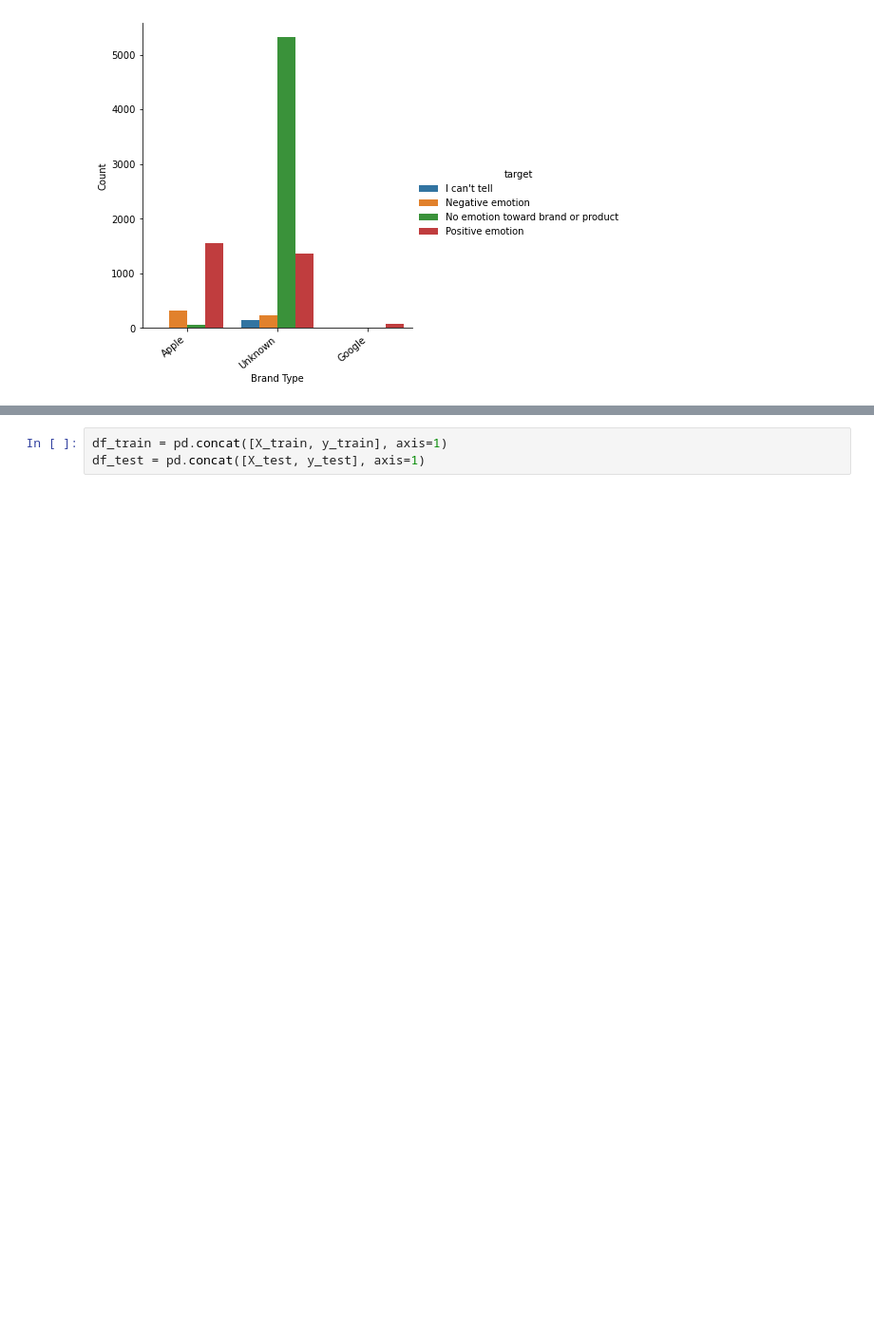
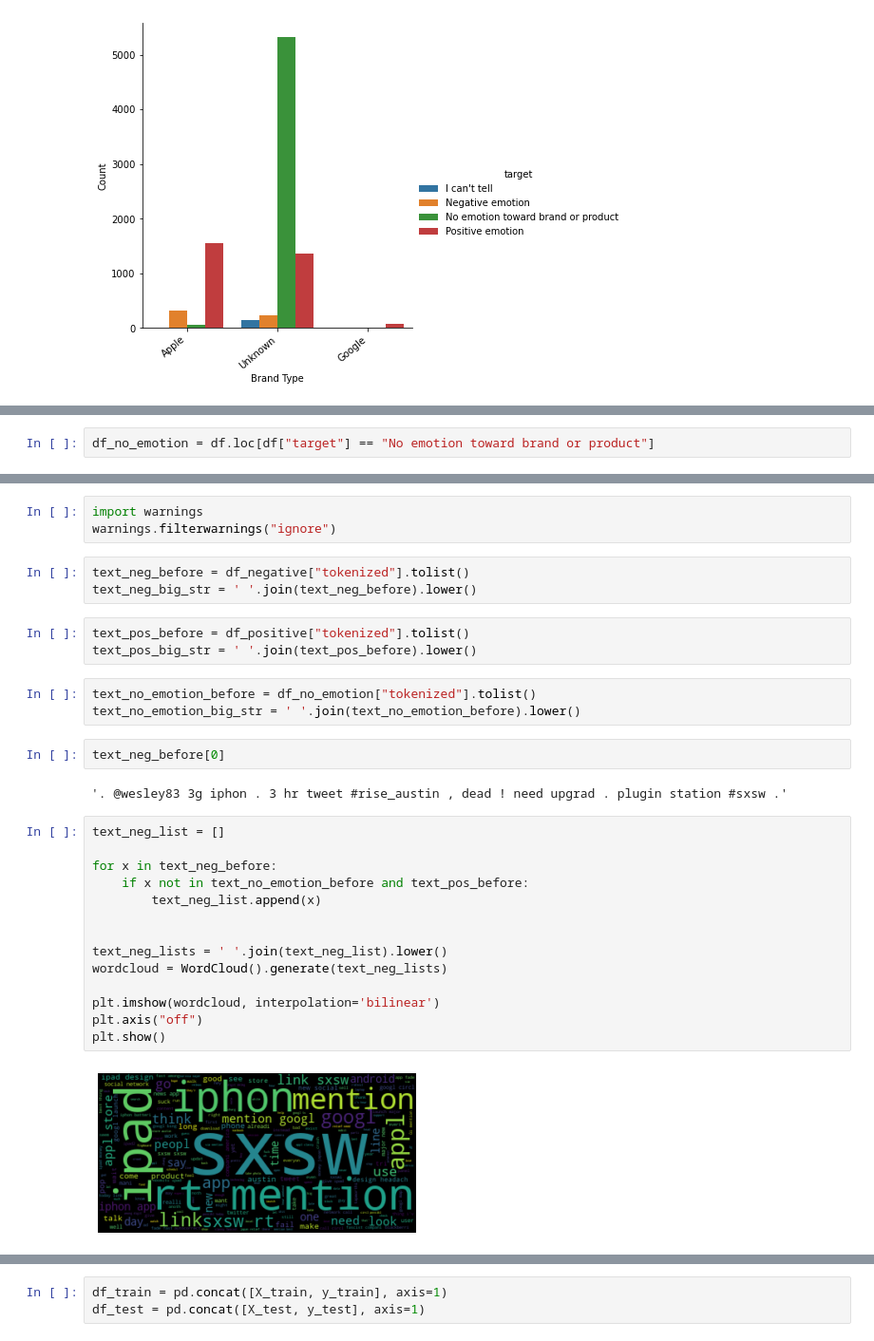
Before and after one commit to raylinsoriano/NLP_project, a Jupyter notebook: Individual Notebooks/Allison's Notebook.ipynb, the cells around one changed output, grey strips where cells are left out. Shown at 95% size. Drawn from its saved outputs; the diff is of its cells as text; blank space fills up the shorter version.

```diff
--- a/Individual Notebooks/Allison's Notebook.ipynb
+++ b/Individual Notebooks/Allison's Notebook.ipynb
@@ -182,0 +413,2 @@ sns.countplot(x="target", palette="ch:.25", data=df)
+# %%
+df_no_emotion = df.loc[df["target"] == "No emotion toward brand or product"]
@@ -182,0 +424,32 @@ sns.countplot(x="target", palette="ch:.25", data=df)
+# %%
+import warnings
+warnings.filterwarnings("ignore")
+# %%
+text_neg_before = df_negative["tokenized"].tolist()
+text_neg_big_str = ' '.join(text_neg_before).lower()
+# %%
+text_pos_before = df_positive["tokenized"].tolist()
+text_pos_big_str = ' '.join(text_pos_before).lower()
+# %%
+text_no_emotion_before = df_no_emotion["tokenized"].tolist()
+text_no_emotion_big_str = ' '.join(text_no_emotion_before).lower()
+# %%
+text_neg_before[0]
+# %% [output]
+'. @wesley83 3g iphon . 3 hr tweet #rise_austin , dead ! need upgrad . plugin station #sxsw .'
+# %%
+text_neg_list = []
+
+for x in text_neg_before:
+    if x not in text_no_emotion_before and text_pos_before:
+        text_neg_list.append(x)
+
+
+text_neg_lists = ' '.join(text_neg_list).lower()
+wordcloud = WordCloud().generate(text_neg_lists)
+
+plt.imshow(wordcloud, interpolation='bilinear')
+plt.axis("off")
+plt.show()
+# %% [output]
+[figure, added]
```
Also changed, not shown: parts of 79 cells of this notebook.
